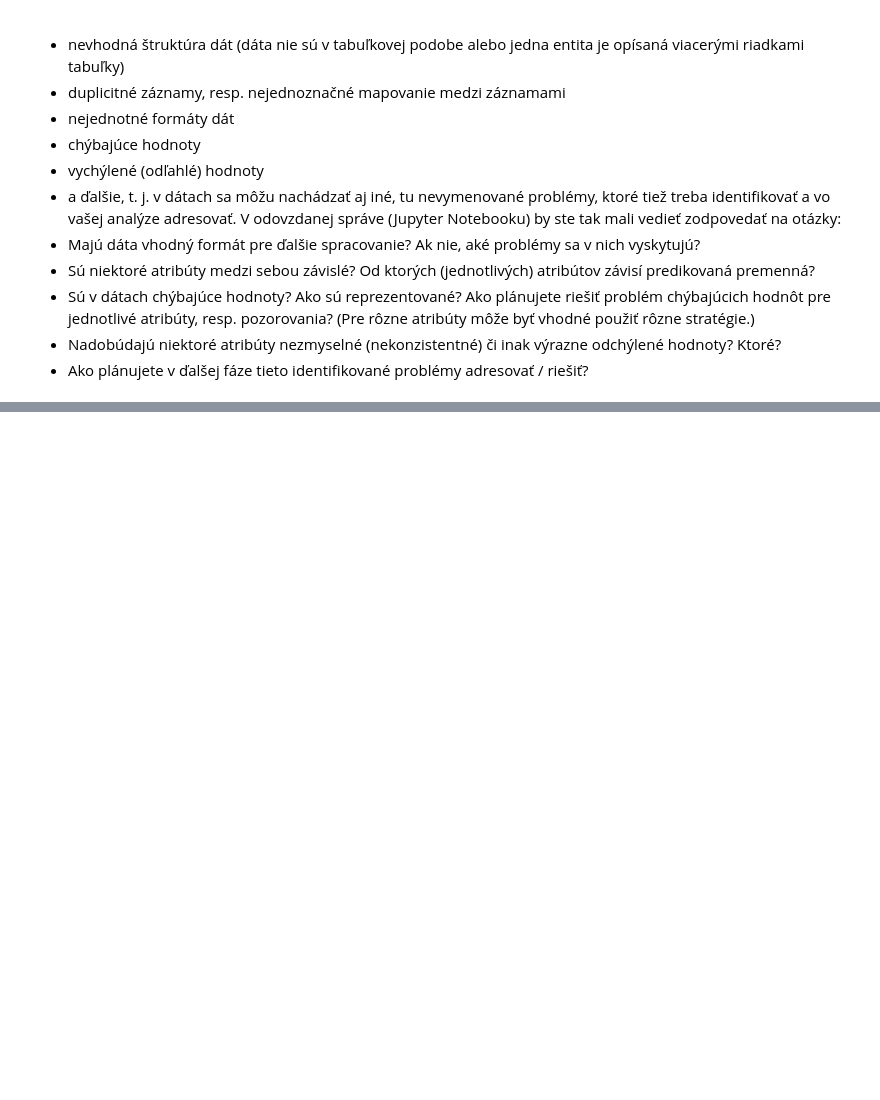
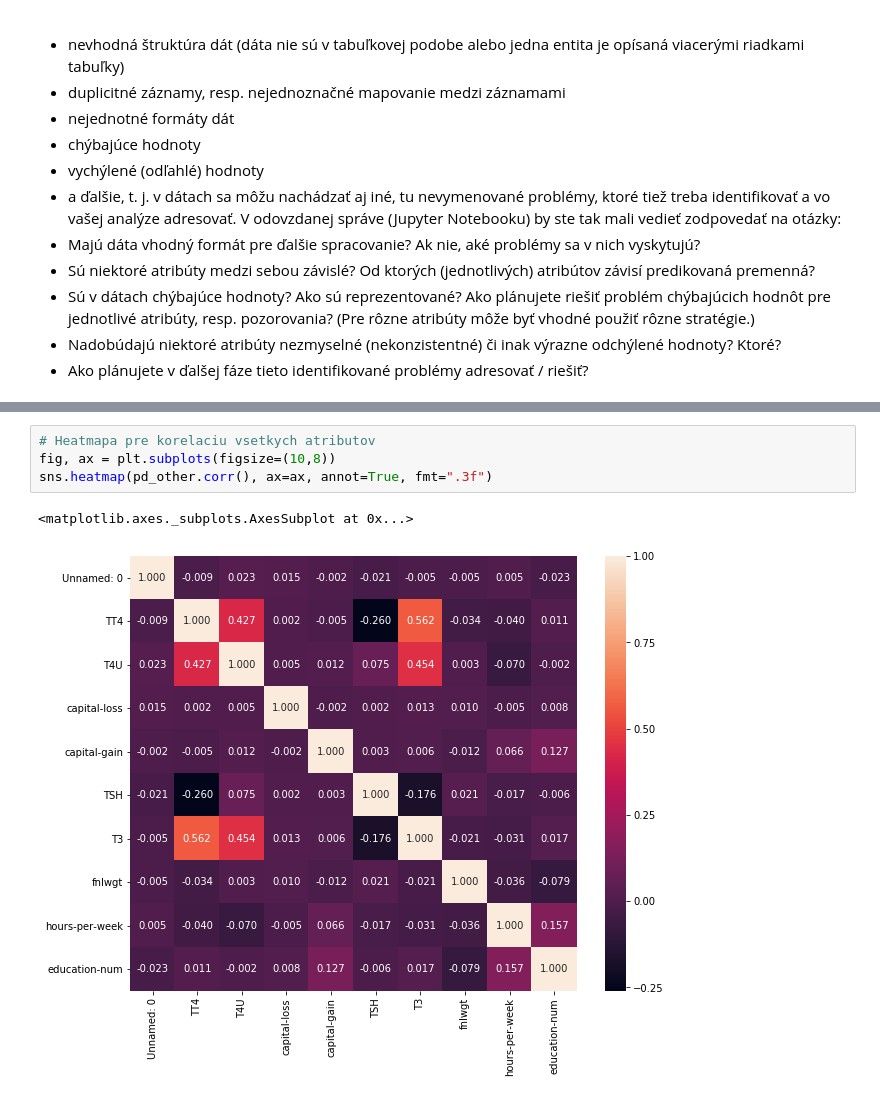
Before and after one commit to vikiival/projekt-iau, a Jupyter notebook: projekt.ipynb, the cells around one changed output, grey strips where cells are left out. Saved outputs shown, nothing was run; the diff lists cells and outputs as text; blank space fills up the shorter version.

```diff
--- a/projekt.ipynb
+++ b/projekt.ipynb
@@ -80,0 +342,7 @@ data.shape[0]
+# %%
+# Heatmapa pre korelaciu vsetkych atributov
+fig, ax = plt.subplots(figsize=(10,8))
+sns.heatmap(pd_other.corr(), ax=ax, annot=True, fmt=".3f")
+# %% [output]
+<matplotlib.axes._subplots.AxesSubplot at 0x...>
+[figure, added]
```
Also changed, not shown: parts of 28 cells of this notebook.
